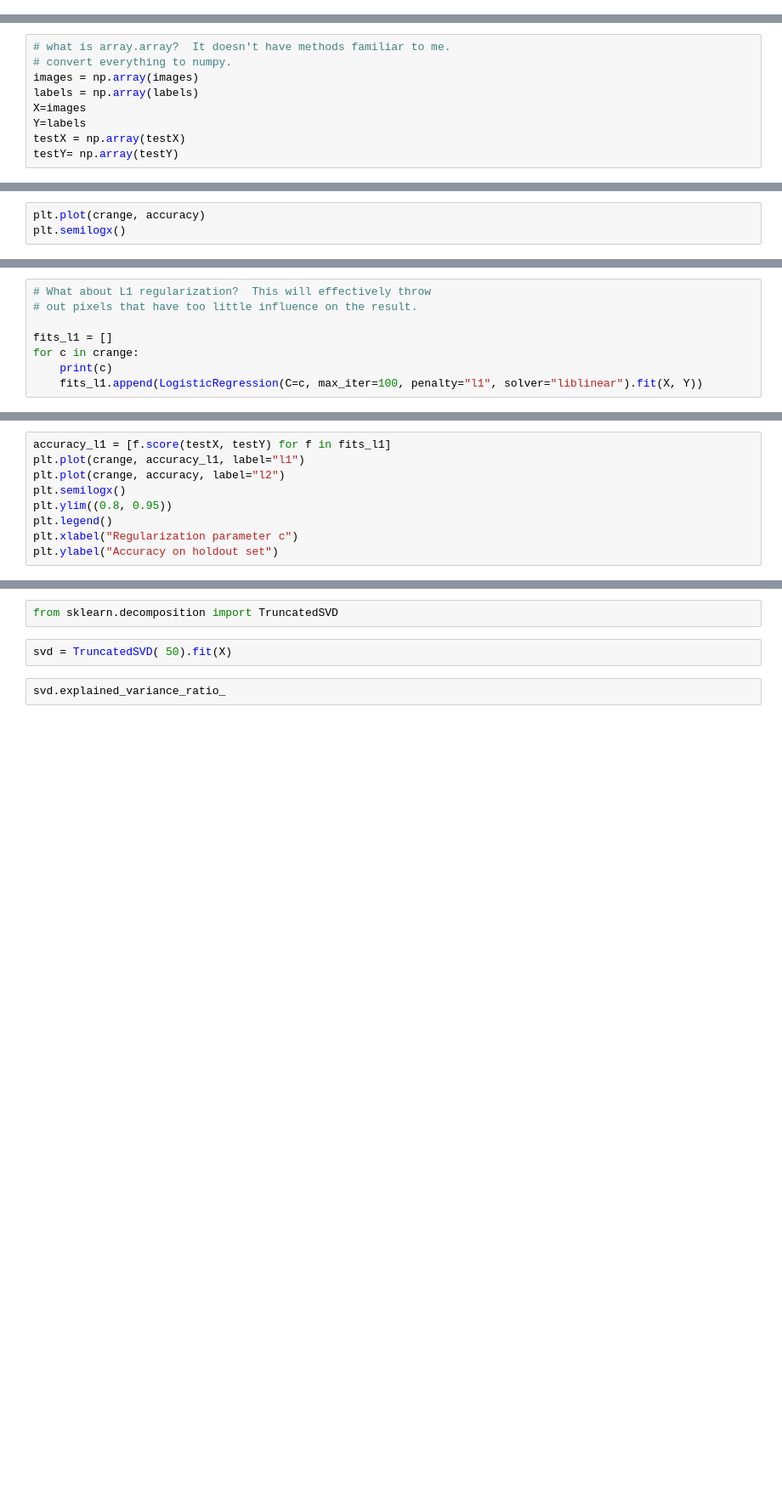
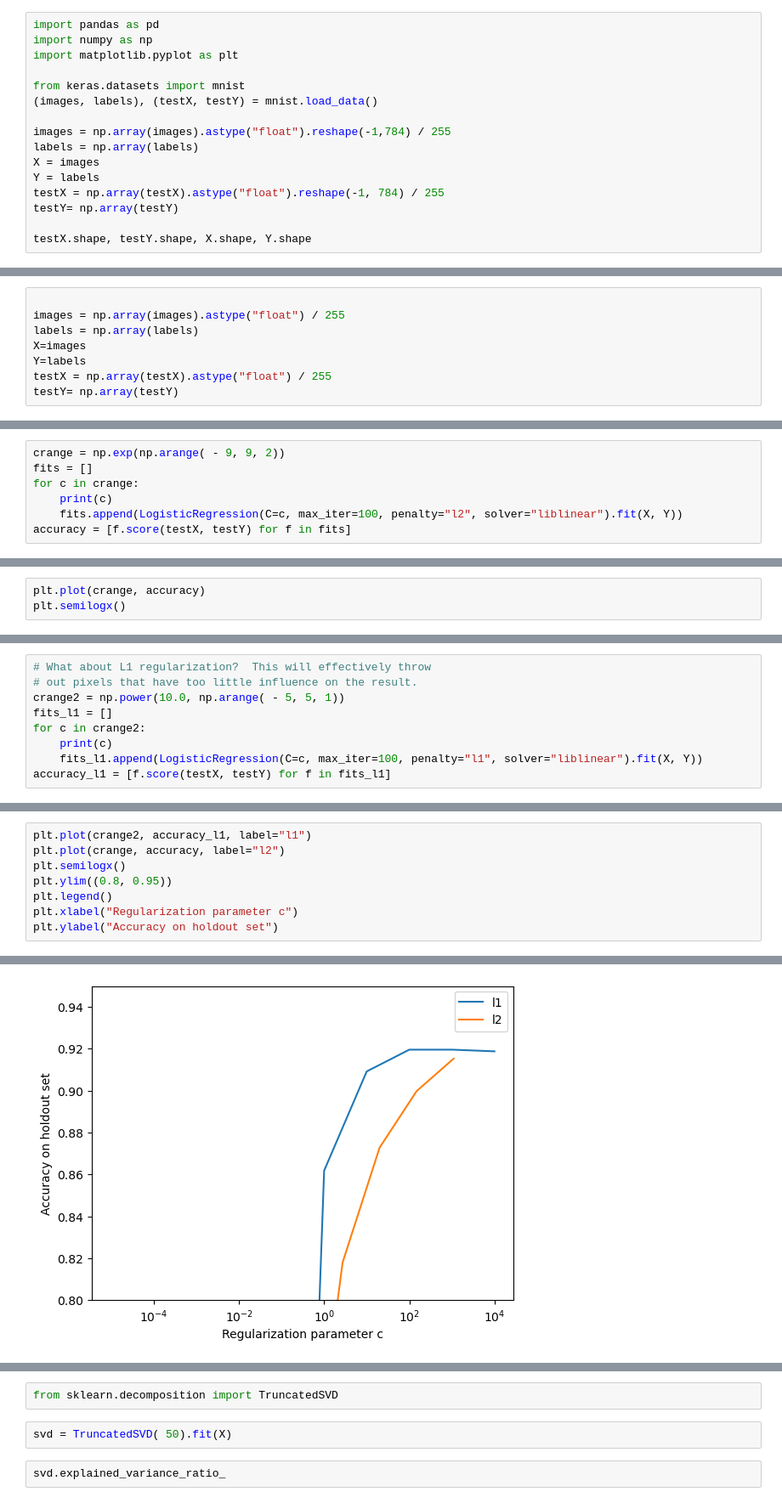
Before and after one commit to wltrimbl/uchicago-data221, a Jupyter notebook: notebooks/MNIST-REGULARIZE-ROC.ipynb, the cells around one changed output, grey strips where cells are left out. Shown at 85% size. Cells and saved outputs as stored; diff of their text form; blank space fills up the shorter version.

Commit message:
Dustoff notebooks; change to keras for mnist not standalone parser

```diff
--- a/notebooks/MNIST-REGULARIZE-ROC.ipynb
+++ b/notebooks/MNIST-REGULARIZE-ROC.ipynb
@@ -17,0 +1,16 @@ type(testX), type(testY)
+# %%
+import pandas as pd
+import numpy as np
+import matplotlib.pyplot as plt
+
+from keras.datasets import mnist
+(images, labels), (testX, testY) = mnist.load_data()
+
+images = np.array(images).astype("float").reshape(-1,784) / 255
+labels = np.array(labels)
+X = images
+Y = labels
+testX = np.array(testX).astype("float").reshape(-1, 784) / 255
+testY= np.array(testY)
+
+testX.shape, testY.shape, X.shape, Y.shape
@@ -18,11 +19,10 @@ type(testX), type(testY)
 # %%
-# what is array.array?  It doesn't have methods familiar to me.
-# convert everything to numpy.
-images = np.array(images)
+
+images = np.array(images).astype("float") / 255
 labels = np.array(labels)
 X=images
 Y=labels
-testX = np.array(testX)
+testX = np.array(testX).astype("float") / 255
 testY= np.array(testY)
 # %%
 digits = labels
@@ -94,0 +171,7 @@ init = random.random(size=(28,28))
+# %%
+crange = np.exp(np.arange( - 9, 9, 2))
+fits = []
+for c in crange:
+    print(c)
+    fits.append(LogisticRegression(C=c, max_iter=100, penalty="l2", solver="liblinear").fit(X, Y))
+accuracy = [f.score(testX, testY) for f in fits]
@@ -119,8 +233,9 @@ plt.hist(fits[0].coef_[1,:], bins=30)
 # %%
 # What about L1 regularization?  This will effectively throw
 # out pixels that have too little influence on the result.
-
+crange2 = np.power(10.0, np.arange( - 5, 5, 1))
 fits_l1 = []
-for c in crange:
+for c in crange2:
     print(c)
     fits_l1.append(LogisticRegression(C=c, max_iter=100, penalty="l1", solver="liblinear").fit(X, Y))
+accuracy_l1 = [f.score(testX, testY) for f in fits_l1]
@@ -127,9 +253,9 @@ for c in crange:
 # %%
-accuracy_l1 = [f.score(testX, testY) for f in fits_l1]
-plt.plot(crange, accuracy_l1, label="l1")
+plt.plot(crange2, accuracy_l1, label="l1")
 plt.plot(crange, accuracy, label="l2")
 plt.semilogx()
 plt.ylim((0.8, 0.95))
 plt.legend()
 plt.xlabel("Regularization parameter c")
 plt.ylabel("Accuracy on holdout set")
+# %% [output]
@@ -136 +263,2 @@ plt.ylabel("Accuracy on holdout set")
+[figure, added]
 # %%
```
Also changed, not shown: parts of 43 cells of this notebook, 3 other files.
